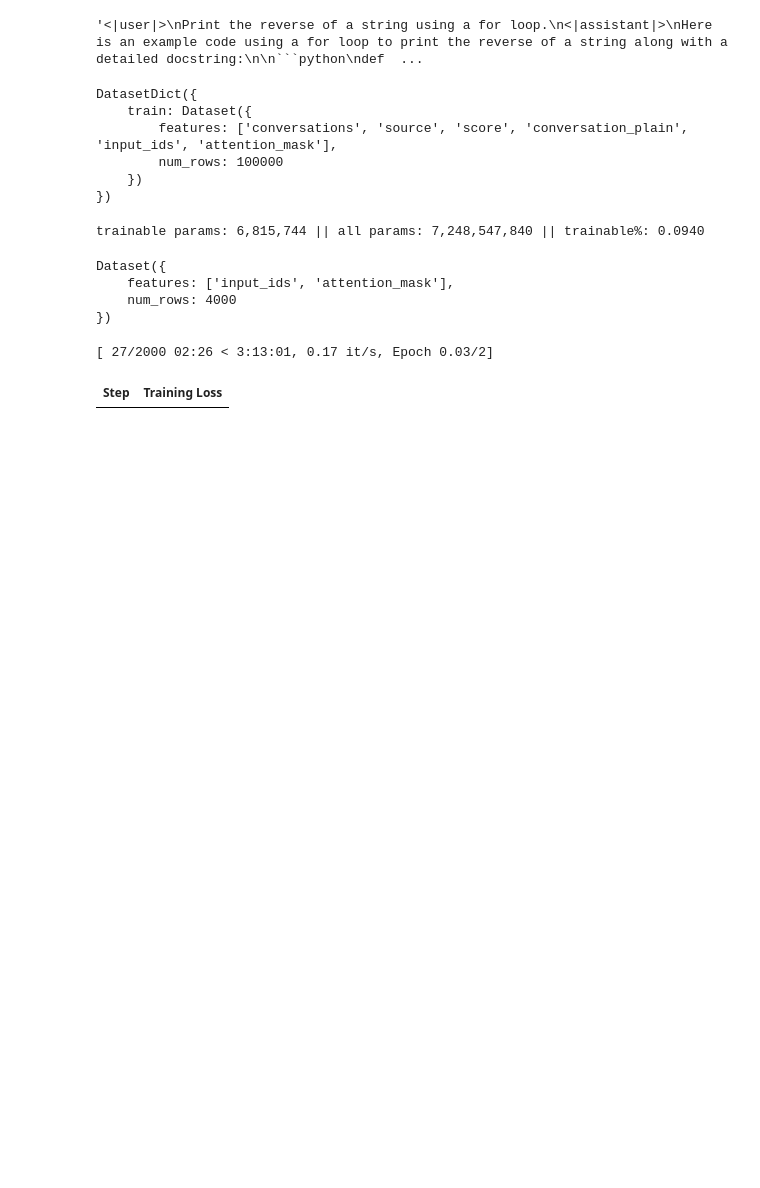
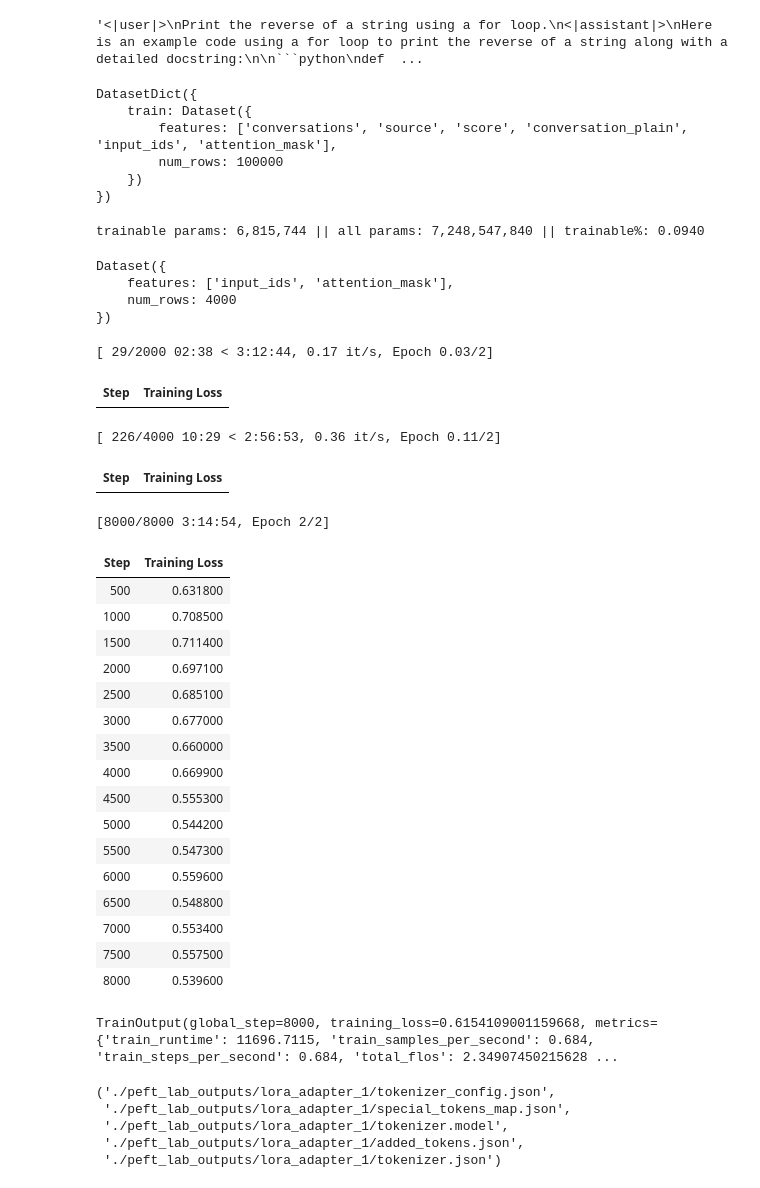
Before and after one commit to BHYCHIK/otus-llm-dz6, a Jupyter notebook: dz6.ipynb, the cells around one changed output. Drawn from its saved outputs; the diff is of its cells as text; code cells hidden in the pictures; blank space fills up the shorter version.

Commit message:
First build model

```diff
--- a/dz6.ipynb
+++ b/dz6.ipynb
@@ -197,11 +199,44 @@ Dataset({
 # %%
 trainer = Trainer(
     model = peft_model,
     args = training_args,
     train_dataset = train_dataset,
     data_collator=transformers.DataCollatorForLanguageModeling(tokenizer, mlm=False),
+    resume_from_checkpoint=True
 )
 trainer.train()
 # %% [output]
-[ 27/2000 02:26 < 3:13:01, 0.17 it/s, Epoch 0.03/2]
+[ 29/2000 02:38 < 3:12:44, 0.17 it/s, Epoch 0.03/2]
 | Step | Training Loss |
+[ 226/4000 10:29 < 2:56:53, 0.36 it/s, Epoch 0.11/2]
+| Step | Training Loss |
+[8000/8000 3:14:54, Epoch 2/2]
+| Step | Training Loss |
+| 500 | 0.631800 |
+| 1000 | 0.708500 |
+| 1500 | 0.711400 |
+| 2000 | 0.697100 |
+| 2500 | 0.685100 |
+| 3000 | 0.677000 |
+| 3500 | 0.660000 |
+| 4000 | 0.669900 |
+| 4500 | 0.555300 |
+| 5000 | 0.544200 |
+| 5500 | 0.547300 |
+| 6000 | 0.559600 |
+| 6500 | 0.548800 |
+| 7000 | 0.553400 |
+| 7500 | 0.557500 |
+| 8000 | 0.539600 |
+TrainOutput(global_step=8000, training_loss=0.6154109001159668, metrics={'train_runtime': 11696.7115, 'train_samples_per_second': 0.684, 'train_steps_per_second': 0.684, 'total_flos': 2.34907450215628 ...
+# %%
+adapter_dir = "./peft_lab_outputs/lora_adapter_1"
+
+peft_model.save_pretrained(adapter_dir)   # сохраняет только веса адаптера + config
+tokenizer.save_pretrained(adapter_dir)    # важно, если добавляли спец-токены
+# %% [output]
+('./peft_lab_outputs/lora_adapter_1/tokenizer_config.json',
+ './peft_lab_outputs/lora_adapter_1/special_tokens_map.json',
+ './peft_lab_outputs/lora_adapter_1/tokenizer.model',
+ './peft_lab_outputs/lora_adapter_1/added_tokens.json',
+ './peft_lab_outputs/lora_adapter_1/tokenizer.json')
```
Also changed, not shown: parts of 9 cells of this notebook.
